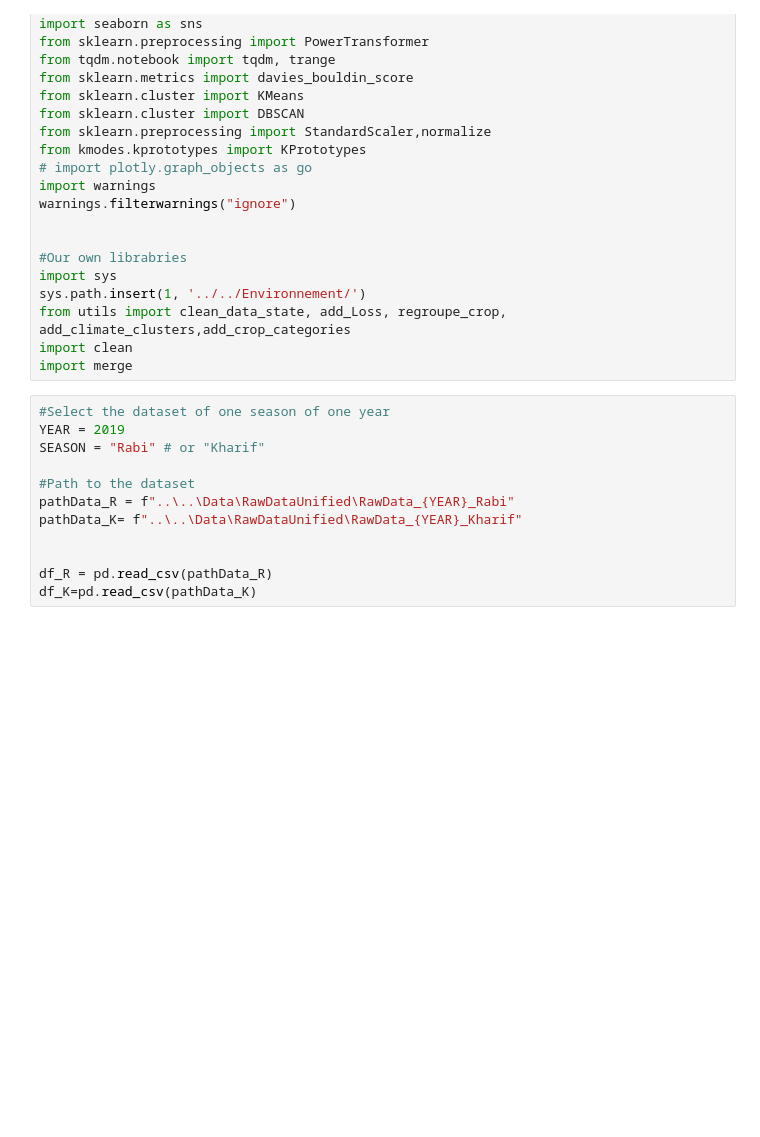
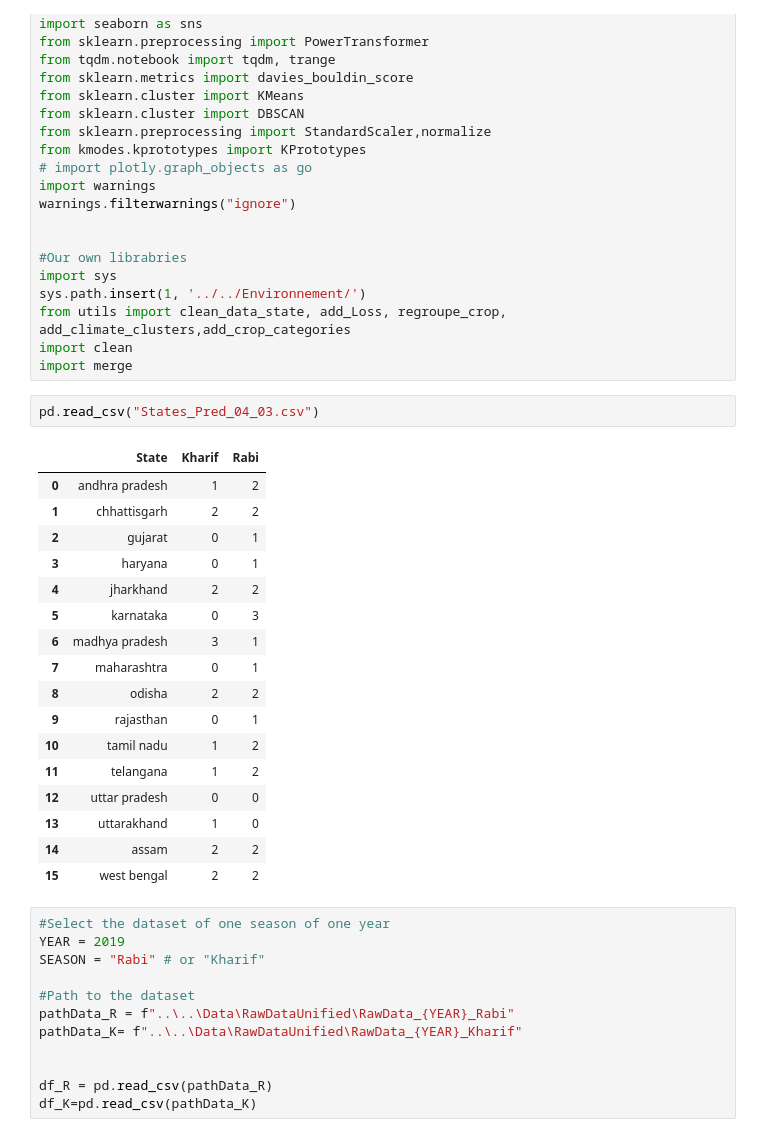
Before and after one commit to amaurylancelin/Datathon, a Jupyter notebook: Code par Pax/Martin/clustering_state_level_only_loss.ipynb, the cells around one changed output. Drawn from its saved outputs; the diff is of its cells as text; blank space fills up the shorter version.

Commit message:
states clustering images

```diff
--- a/Code par Pax/Martin/clustering_state_level_only_loss.ipynb
+++ b/Code par Pax/Martin/clustering_state_level_only_loss.ipynb
@@ -29,6 +29,26 @@ sys.path.insert(1, '../../Environnement/')
 from utils import clean_data_state, add_Loss, regroupe_crop, add_climate_clusters,add_crop_categories
 import clean
 import merge
+# %%
+pd.read_csv("States_Pred_04_03.csv")
+# %% [output]
+|  | State | Kharif | Rabi |
+| 0 | andhra pradesh | 1 | 2 |
+| 1 | chhattisgarh | 2 | 2 |
+| 2 | gujarat | 0 | 1 |
+| 3 | haryana | 0 | 1 |
+| 4 | jharkhand | 2 | 2 |
+| 5 | karnataka | 0 | 3 |
+| 6 | madhya pradesh | 3 | 1 |
+| 7 | maharashtra | 0 | 1 |
+| 8 | odisha | 2 | 2 |
+| 9 | rajasthan | 0 | 1 |
+| 10 | tamil nadu | 1 | 2 |
+| 11 | telangana | 1 | 2 |
+| 12 | uttar pradesh | 0 | 0 |
+| 13 | uttarakhand | 1 | 0 |
+| 14 | assam | 2 | 2 |
+| 15 | west bengal | 2 | 2 |
 # %%
 #Select the dataset of one season of one year
 YEAR = 2019
```
Also changed, not shown: 3 other files.
